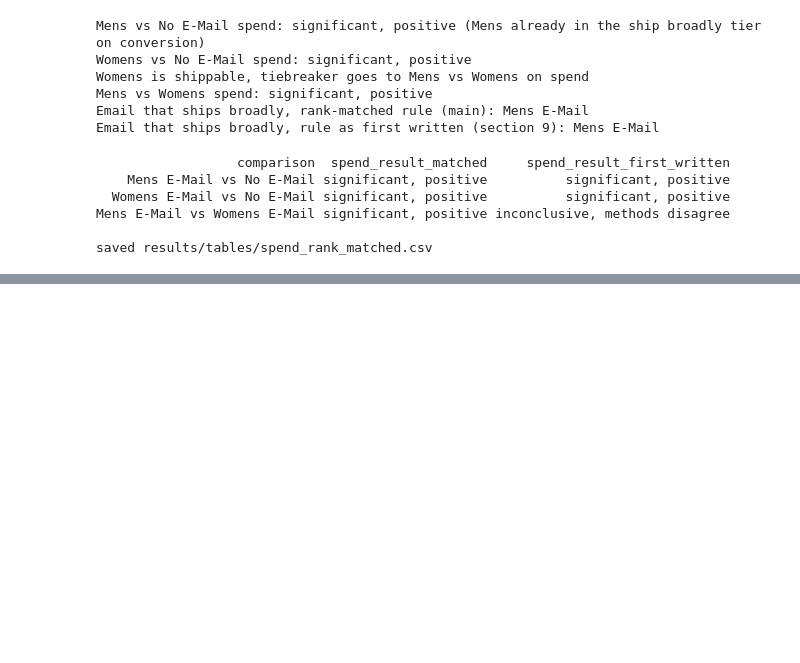
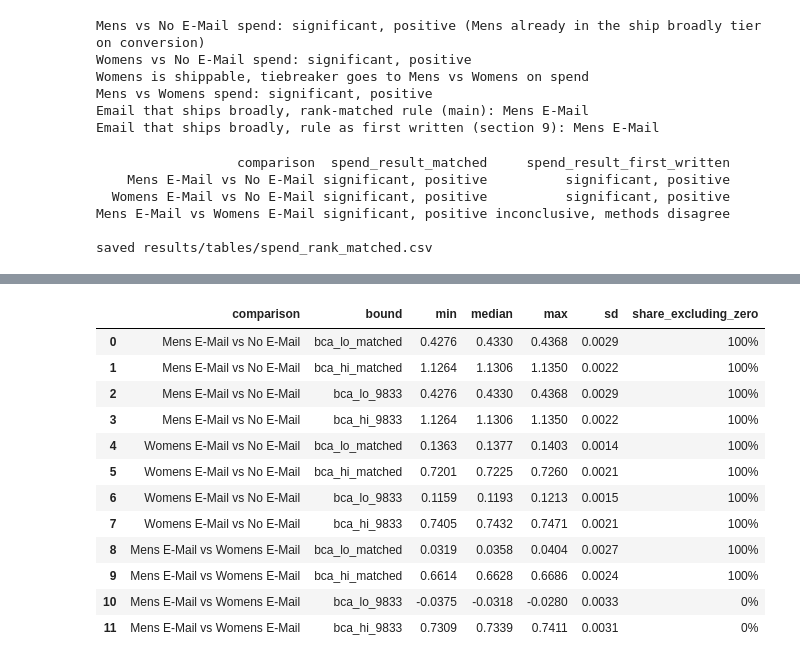
Before and after one commit to luisesparza3347/ab-testing-experiments, a Jupyter notebook: notebooks/02_primary_readout.ipynb, the cells around one changed output, grey strips where cells are left out. Saved outputs shown, nothing was run; the diff lists cells and outputs as text; code cells hidden in the pictures; blank space fills up the shorter version.

```diff
--- a/notebooks/02_primary_readout.ipynb
+++ b/notebooks/02_primary_readout.ipynb
@@ -759,0 +863,10 @@ saved results/tables/spend_rank_matched.csv
+# %%
+B_MAIN = 50000
+main_50k = pd.DataFrame(intervals_from(run_boot(42, B_MAIN), 42, B_MAIN)).set_index("comparison")
+main_50k = main_50k.join(sr.set_index("comparison")[["bca_lo_matched", "bca_hi_matched"]].rename(
+    columns={"bca_lo_matched": "bca_lo_matched_5000", "bca_hi_matched": "bca_hi_matched_5000"}))
+main_50k = main_50k.join(holm_info[["holm_rank", "diff", "p_holm", "welch_sig"]]).sort_values("holm_rank")
+main_50k[["holm_rank", "matched_level", "diff", "bca_lo_matched", "bca_hi_matched", "bca_lo_matched_5000",
+          "bca_hi_matched_5000", "bca_lo_9833", "bca_hi_9833"]].style.format(
+    {"matched_level": "{:.2%}"} | {c: "{:.4f}" for c in ["diff", "bca_lo_matched", "bca_hi_matched", "bca_lo_matched_5000",
+                                                         "bca_hi_matched_5000", "bca_lo_9833", "bca_hi_9833"]})
@@ -759,0 +923,12 @@ saved results/tables/spend_rank_matched.csv
+# %%
+rows_50k = []
+for seed in range(1, 11):
+    rows_50k += intervals_from(run_boot(seed, B_MAIN), seed, B_MAIN)
+seeds_50k = pd.DataFrame(rows_50k)
+summary_50k = summarize(seeds_50k)
+
+shrink = summary_5k[["comparison", "bound", "sd"]].merge(
+    summary_50k[["comparison", "bound", "sd"]], on=["comparison", "bound"], suffixes=("_5000", "_50000"))
+shrink["predicted_sd_50000"] = shrink["sd_5000"] / np.sqrt(10)
+shrink["observed_over_predicted"] = shrink["sd_50000"] / shrink["predicted_sd_50000"]
+shrink.style.format({c: "{:.4f}" for c in ["sd_5000", "sd_50000", "predicted_sd_50000"]} | {"observed_over_predicted": "{:.2f}"})
@@ -759,0 +949,16 @@ saved results/tables/spend_rank_matched.csv
+# %%
+summary_50k.style.format({c: "{:.4f}" for c in ["min", "median", "max", "sd"]} | {"share_excluding_zero": "{:.0%}"})
+# %% [output]
+|  | comparison | bound | min | median | max | sd | share_excluding_zero |
+| 0 | Mens E-Mail vs No E-Mail | bca_lo_matched | 0.4276 | 0.4330 | 0.4368 | 0.0029 | 100% |
+| 1 | Mens E-Mail vs No E-Mail | bca_hi_matched | 1.1264 | 1.1306 | 1.1350 | 0.0022 | 100% |
+| 2 | Mens E-Mail vs No E-Mail | bca_lo_9833 | 0.4276 | 0.4330 | 0.4368 | 0.0029 | 100% |
+| 3 | Mens E-Mail vs No E-Mail | bca_hi_9833 | 1.1264 | 1.1306 | 1.1350 | 0.0022 | 100% |
+| 4 | Womens E-Mail vs No E-Mail | bca_lo_matched | 0.1363 | 0.1377 | 0.1403 | 0.0014 | 100% |
+| 5 | Womens E-Mail vs No E-Mail | bca_hi_matched | 0.7201 | 0.7225 | 0.7260 | 0.0021 | 100% |
+| 6 | Womens E-Mail vs No E-Mail | bca_lo_9833 | 0.1159 | 0.1193 | 0.1213 | 0.0015 | 100% |
+| 7 | Womens E-Mail vs No E-Mail | bca_hi_9833 | 0.7405 | 0.7432 | 0.7471 | 0.0021 | 100% |
+| 8 | Mens E-Mail vs Womens E-Mail | bca_lo_matched | 0.0319 | 0.0358 | 0.0404 | 0.0027 | 100% |
+| 9 | Mens E-Mail vs Womens E-Mail | bca_hi_matched | 0.6614 | 0.6628 | 0.6686 | 0.0024 | 100% |
+| 10 | Mens E-Mail vs Womens E-Mail | bca_lo_9833 | -0.0375 | -0.0318 | -0.0280 | 0.0033 | 0% |
+| 11 | Mens E-Mail vs Womens E-Mail | bca_hi_9833 | 0.7309 | 0.7339 | 0.7411 | 0.0031 | 0% |
```
Also changed, not shown: parts of 15 cells of this notebook, 5 other files.
